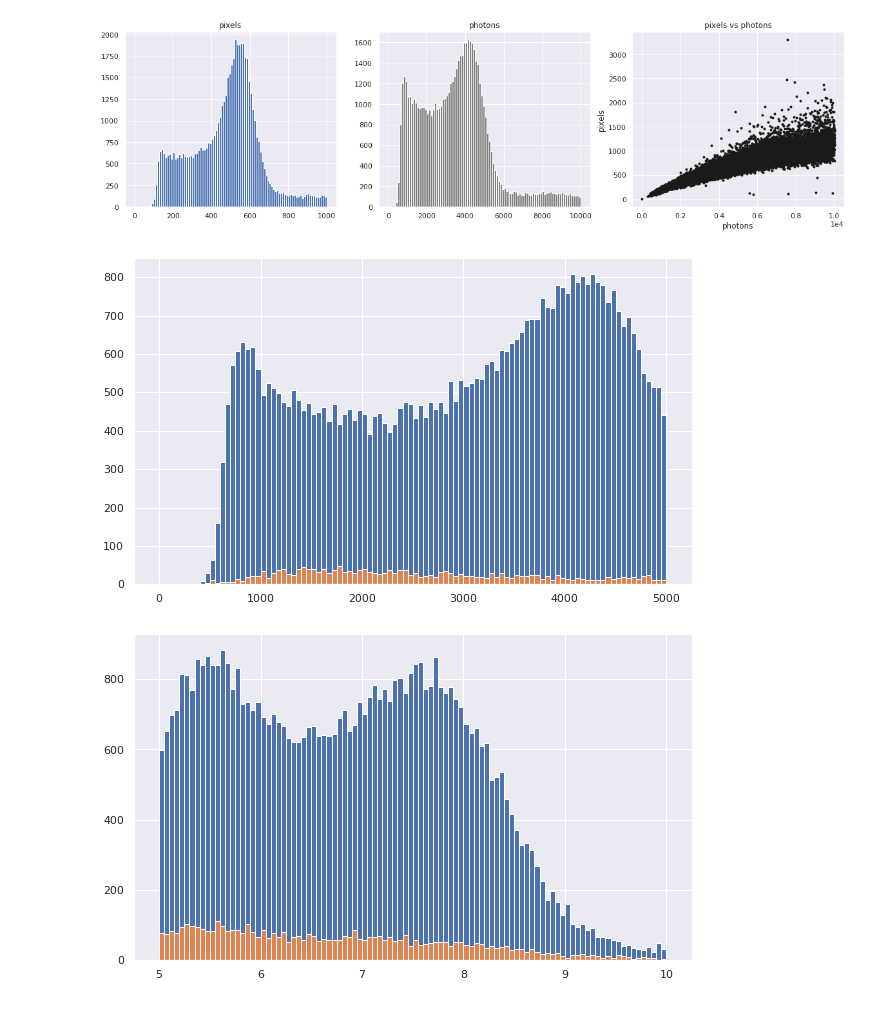
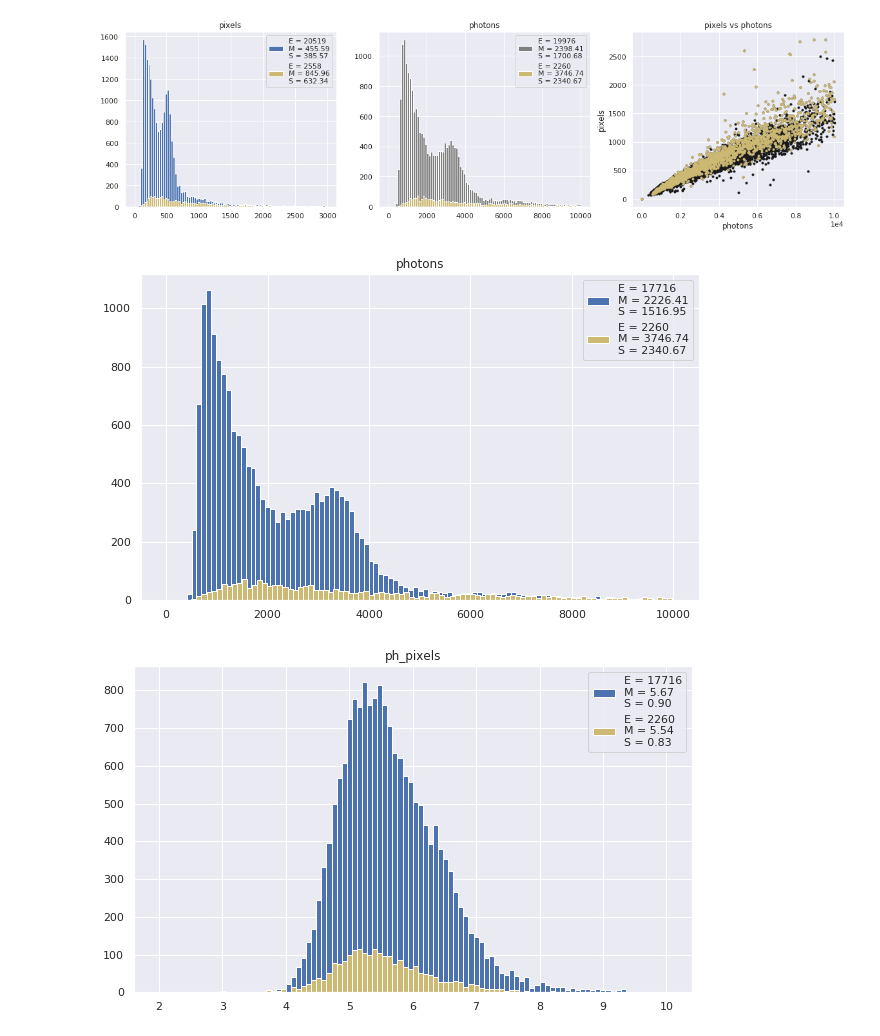
Before and after one commit to gmazzitelli/cygno_cloud, a Jupyter notebook: AnalisiCluster.ipynb, the cells around one changed output. Cells and saved outputs as stored; diff of their text form; code cells hidden in the pictures.

```diff
--- a/AnalisiCluster.ipynb
+++ b/AnalisiCluster.ipynb
@@ -13,9 +13,10 @@ Welcome to JupyROOT 6.22/06
 file_out=mybasepath+"out/dbscan_run4184_cmin_0_cmax_500_rescale_576_nsigma_1.5_ev_200_ped_4183.plk.gz"
 file_out=mybasepath+"out/dbscan_run4184_cmin_0_cmax_500_rescale_2304_nsigma_1.5_ev_200_ped_4183.plk.gz"
 # KFC
-file_out=mybasepath+"out/dbscan_run4039_cmin_0_cmax_500_rescale_2304_nsigma_1.5_ev_200_ped_4038.plk.gz"
-file_out=mybasepath+"out/dbscan_run4046_cmin_0_cmax_500_rescale_2304_nsigma_1.5_ev_200_ped_4038.plk.gz"
-file_out=mybasepath+"out/dbscan_run4160_cmin_0_cmax_500_rescale_2304_nsigma_1.5_ev_200_ped_4183.plk.gz"
+file_out=mybasepath+"out/dbscan_run4039_cmin_0_cmax_500_rescale_2304_nsigma_1.5_ev_200_ped_4038_vF0.plk.gz"
+#file_out=mybasepath+"out/dbscan_run4046_cmin_0_cmax_500_rescale_2304_nsigma_1.5_ev_200_ped_4038.plk.gz"
+#file_out=mybasepath+"out/dbscan_run4160_cmin_0_cmax_500_rescale_2304_nsigma_1.5_ev_200_ped_4183.plk.gz"
+file_out=mybasepath+"out/dbscan_run4045_cmin_0_cmax_500_rescale_2304_nsigma_1.5_ev_200_ped_4038_vF0.plk.gz"
 df = pd.read_pickle(file_out, compression='gzip')
 
 # range
@@ -60,13 +85,22 @@ plt.show()
 # %%
+# cuts
+phmax  = 10000
+pmax   = 3000
+pFeMax = 0.4
+bins   = 100
+
 fig, ax = plt.subplots(1,3, figsize=(20,5))
-ax[0].set_title('pixels')
-ax[0].hist(df.pixels, 100, range=(0,1000))
-ax[1].set_title('photons')
-phmax=10000
-ax[1].hist(df.photons, 100, range=(0,phmax), color="gray")
-ax[1].hist(df.photons[df.pearson>0.8], 100, range=(0,phmax), color="green")
+pd_his_plot(df.pixels[(df.pixels<pmax)], ax=ax[0], bins=bins)
+pd_his_plot(df.pixels[(df.pixels<pmax) & (abs(df.pearson)>pFeMax)], ax=ax[0], bins=bins, color="y")
+
+pd_his_plot(df.photons[df.photons<phmax], ax=ax[1], bins=bins, color="gray")
+pd_his_plot(df.photons[(df.photons<phmax) & (abs(df.pearson)>pFeMax)], ax=ax[1], bins=bins, color="y")
+
 ax[2].set_title('pixels vs photons')
 ax[2].plot(df.photons[df.photons<phmax].values, df.pixels[df.photons<phmax].values, 'k.')
+ax[2].plot(df.photons[(df.photons<phmax) & (abs(df.pearson)>pFeMax)].values,
+           df.pixels[(df.photons<phmax) & (abs(df.pearson)>pFeMax)].values, 'y.')
+
 ax[2].set_xlabel('photons')
 ax[2].set_ylabel('pixels')
 ax[2].ticklabel_format(axis="x", style="sci", scilimits=(0,0))
@@ -74,25 +108,29 @@ ax[2].ticklabel_format(axis="x", style="sci", scilimits=(0,0))
 #ax[1].set_yscale('log')
 plt.show()
 # %% [output]
-[figure, old version]
+[figure, new version]
 # %%
 #
 # Visualizziamo i fotoni
 #
 fig, ax = plt.subplots(figsize=(10,6))
-ax.hist(df.photons[abs(df.pearson)<0.4], 100, range=(0,5000))
-ax.hist(df.photons[abs(df.pearson)>0.4], 100, range=(0,5000))
+pd_his_plot(df.photons[(df.photons<=phmax) & (abs(df.pearson)<pFeMax)], ax=ax, bins=bins)
+pd_his_plot(df.photons[(df.photons<=phmax) & (abs(df.pearson)>pFeMax)], ax=ax, bins=bins, color="y")
+
+#ax.hist(df.photons[abs(df.pearson)<0.4], bins, range=(0,phmax))
+#ax.hist(df.photons[abs(df.pearson)>0.4], bins, range=(0,phmax), color='y')
 #ax.set_yscale('log')
 plt.show()
 # %% [output]
-[figure, old version]
+[figure, new version]
 # %%
 fig, ax = plt.subplots(figsize=(10,6))
-ax.hist(df.ph_pixels[abs(df.pearson)<0.4], 100, range=(5,10))
-ax.hist(df.ph_pixels[abs(df.pearson)>0.4], 100, range=(5,10))
+pd_his_plot(df.ph_pixels[(df.photons<=phmax) & (abs(df.pearson)<pFeMax)], ax=ax, bins=bins, range=(2,10))
+pd_his_plot(df.ph_pixels[(df.photons<=phmax) & (abs(df.pearson)>pFeMax)], ax=ax, bins=bins, color="y", range=(2,10))
+
 #ax.set_yscale('log')
 plt.show()
 # %% [output]
-[figure, old version]
+[figure, new version]
 # %%
 fig, ax = plt.subplots(figsize=(10,6))
```
Also changed, not shown: parts of 35 cells of this notebook, 8 other files.
